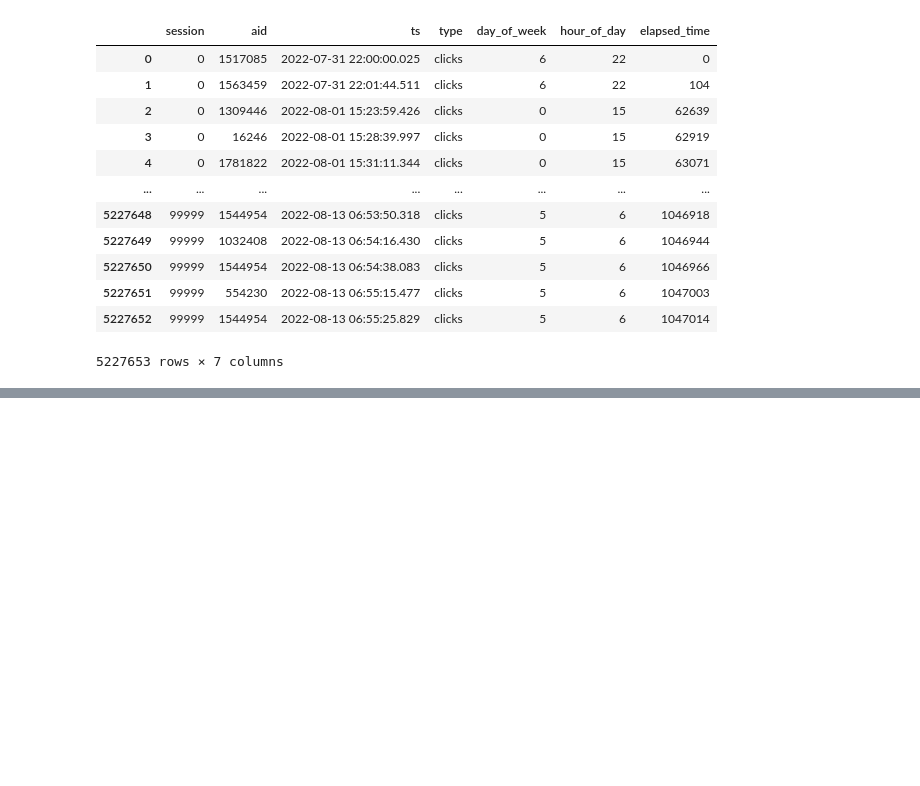
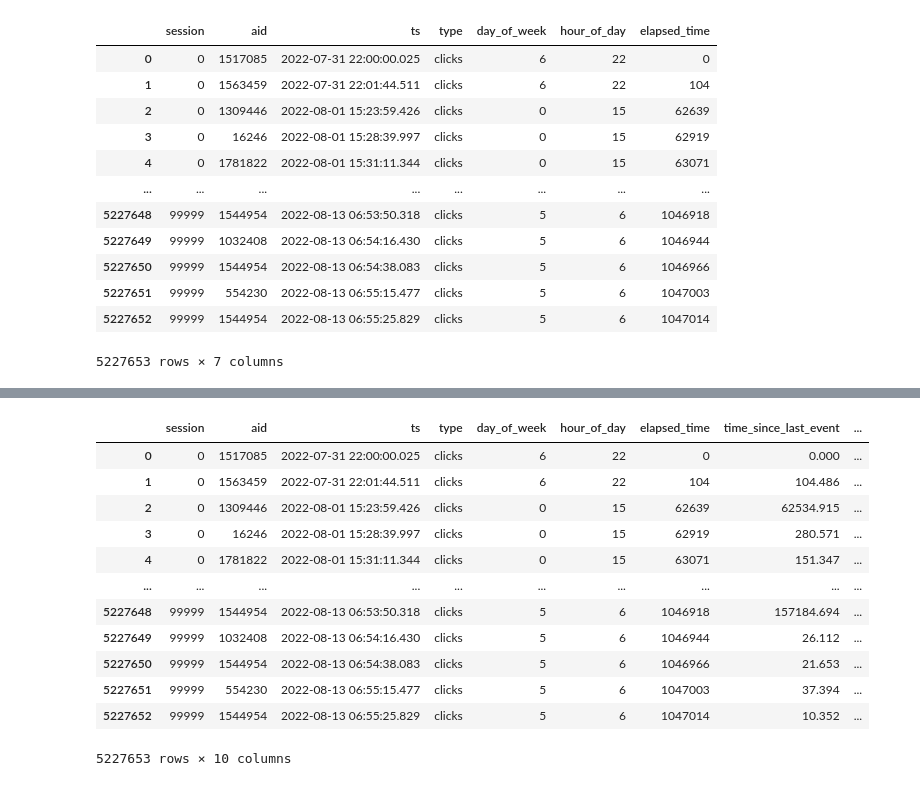
Before and after one commit to leechanwoo-kor/OTTO, a Jupyter notebook: parquet.ipynb, the cells around one changed output, grey strips where cells are left out. Drawn from its saved outputs; the diff is of its cells as text; code cells hidden in the pictures; blank space fills up the shorter version.

```diff
--- a/parquet.ipynb
+++ b/parquet.ipynb
@@ -120,0 +125,17 @@ df
+# %%
+df = first_ds.to_pandas()
+
+df['ts'] = pd.to_datetime(df['ts'], unit='ms')
+df['day_of_week'] = df['ts'].dt.dayofweek
+df['hour_of_day'] = df['ts'].dt.hour
+df['elapsed_time'] = df['ts'] - df.groupby('session')['ts'].transform('first')
+df['elapsed_time'] = df['elapsed_time'].dt.total_seconds().astype(np.int64)
+
+session_df = df.groupby('session').agg({
+    'type': ['count', lambda x: (x == 'click').sum(), lambda x: (x == 'cart').sum(), lambda x: (x == 'order').sum()],
+    'elapsed_time': ['mean', 'min', 'max']
+})
+
+session_df.columns = ['_'.join(col) for col in session_df.columns]
+session_df = session_df.reset_index()
+session_df
@@ -120,0 +156,36 @@ df
+# %%
+df['ts'] = pd.to_datetime(df['ts'], unit='ms')
+
+# Create a feature for the number of events in each session
+event_count = df.groupby('session')['type'].count().reset_index()
+event_count.columns = ['session', 'event_count']
+
+# Create a feature for the length of each session
+session_start = df.groupby('session')['ts'].min().reset_index()
+session_start.columns = ['session', 'session_start']
+session_end = df.groupby('session')['ts'].max().reset_index()
+session_end.columns = ['session', 'session_end']
+session_length = pd.merge(session_start, session_end, on='session')
+session_length['session_length'] = (session_length['session_end'] - session_length['session_start']).dt.total_seconds()
+
+# Create a feature for the time elapsed since the last event in each session
+df['time_since_last_event'] = df.groupby('session')['ts'].diff().dt.total_seconds().fillna(0)
+
+# Merge the new features with the original data
+df = pd.merge(df, event_count, on='session')
+df = pd.merge(df, session_length[['session', 'session_length']], on='session')
+df
+# %% [output]
+|  | session | aid | ts | type | day_of_week | hour_of_day | elapsed_time | time_since_last_event | ... |
+| 0 | 0 | 1517085 | 2022-07-31 22:00:00.025 | clicks | 6 | 22 | 0 | 0.000 | ... |
+| 1 | 0 | 1563459 | 2022-07-31 22:01:44.511 | clicks | 6 | 22 | 104 | 104.486 | ... |
+| 2 | 0 | 1309446 | 2022-08-01 15:23:59.426 | clicks | 0 | 15 | 62639 | 62534.915 | ... |
+| 3 | 0 | 16246 | 2022-08-01 15:28:39.997 | clicks | 0 | 15 | 62919 | 280.571 | ... |
+| 4 | 0 | 1781822 | 2022-08-01 15:31:11.344 | clicks | 0 | 15 | 63071 | 151.347 | ... |
+| ... | ... | ... | ... | ... | ... | ... | ... | ... | ... |
+| 5227648 | 99999 | 1544954 | 2022-08-13 06:53:50.318 | clicks | 5 | 6 | 1046918 | 157184.694 | ... |
+| 5227649 | 99999 | 1032408 | 2022-08-13 06:54:16.430 | clicks | 5 | 6 | 1046944 | 26.112 | ... |
+| 5227650 | 99999 | 1544954 | 2022-08-13 06:54:38.083 | clicks | 5 | 6 | 1046966 | 21.653 | ... |
+| 5227651 | 99999 | 554230 | 2022-08-13 06:55:15.477 | clicks | 5 | 6 | 1047003 | 37.394 | ... |
+| 5227652 | 99999 | 1544954 | 2022-08-13 06:55:25.829 | clicks | 5 | 6 | 1047014 | 10.352 | ... |
+5227653 rows × 10 columns
```
Also changed, not shown: parts of 2 cells of this notebook.
